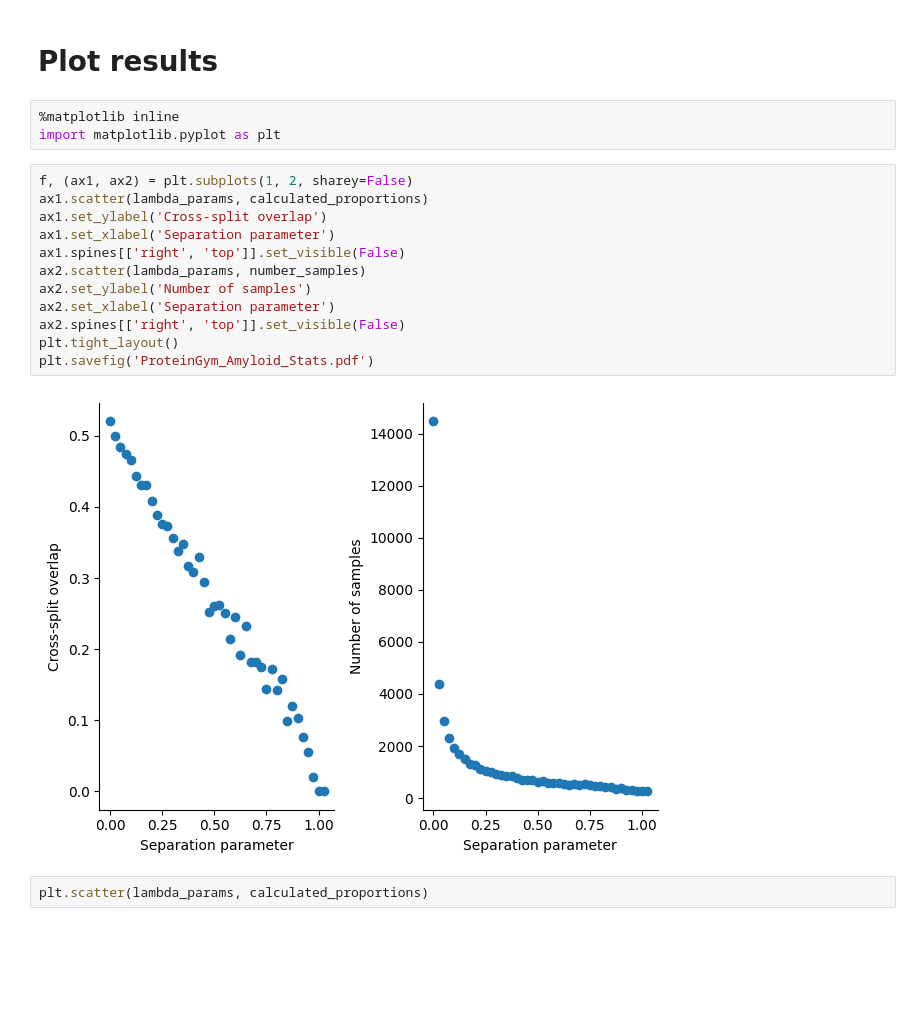
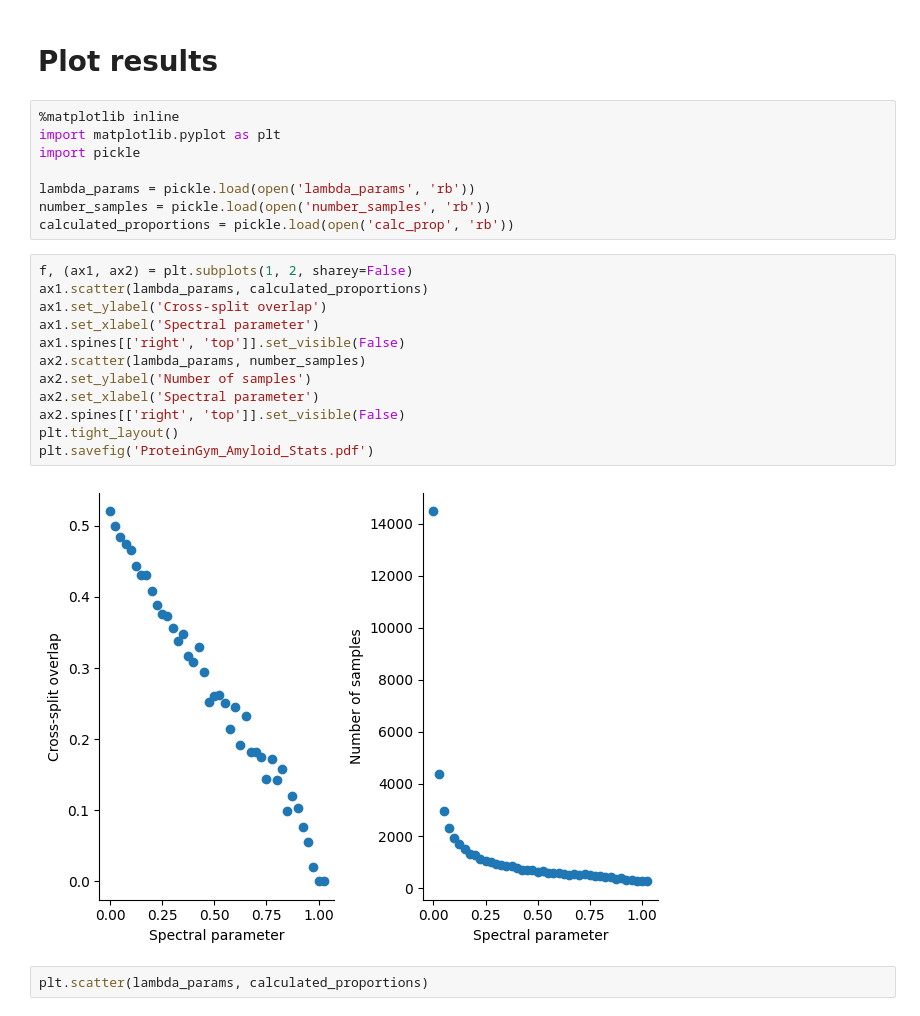
Before and after one commit to mims-harvard/SPECTRA, a Jupyter notebook: SPECTRA_SD/ProteinGym_Amyloid/Amyloid.ipynb, the cells around one changed output. Cells and saved outputs as stored; diff of their text form; blank space fills up the shorter version.

```diff
--- a/SPECTRA_SD/ProteinGym_Amyloid/Amyloid.ipynb
+++ b/SPECTRA_SD/ProteinGym_Amyloid/Amyloid.ipynb
@@ -188,23 +186,28 @@ pickle.dump(lambda_params, open('lambda_params', 'wb'))
 pickle.dump(number_samples, open('number_samples', 'wb'))
 # %% [markdown]
 # Plot results
-# %%
-%matplotlib inline
-import matplotlib.pyplot as plt
+# %%
+%matplotlib inline
+import matplotlib.pyplot as plt
+import pickle
+
+lambda_params = pickle.load(open('lambda_params', 'rb'))
+number_samples = pickle.load(open('number_samples', 'rb'))
+calculated_proportions = pickle.load(open('calc_prop', 'rb'))
 # %%
 f, (ax1, ax2) = plt.subplots(1, 2, sharey=False)
 ax1.scatter(lambda_params, calculated_proportions)
 ax1.set_ylabel('Cross-split overlap')
-ax1.set_xlabel('Separation parameter')
+ax1.set_xlabel('Spectral parameter')
 ax1.spines[['right', 'top']].set_visible(False)
 ax2.scatter(lambda_params, number_samples)
 ax2.set_ylabel('Number of samples')
-ax2.set_xlabel('Separation parameter')
+ax2.set_xlabel('Spectral parameter')
 ax2.spines[['right', 'top']].set_visible(False)
 plt.tight_layout()
 plt.savefig('ProteinGym_Amyloid_Stats.pdf')
 # %% [output]
-[figure, old version]
+[figure, new version]
 # %%
 plt.scatter(lambda_params, calculated_proportions)
 # %% [output]
```
Also changed, not shown: parts of 2 cells of this notebook, 9 other files.
